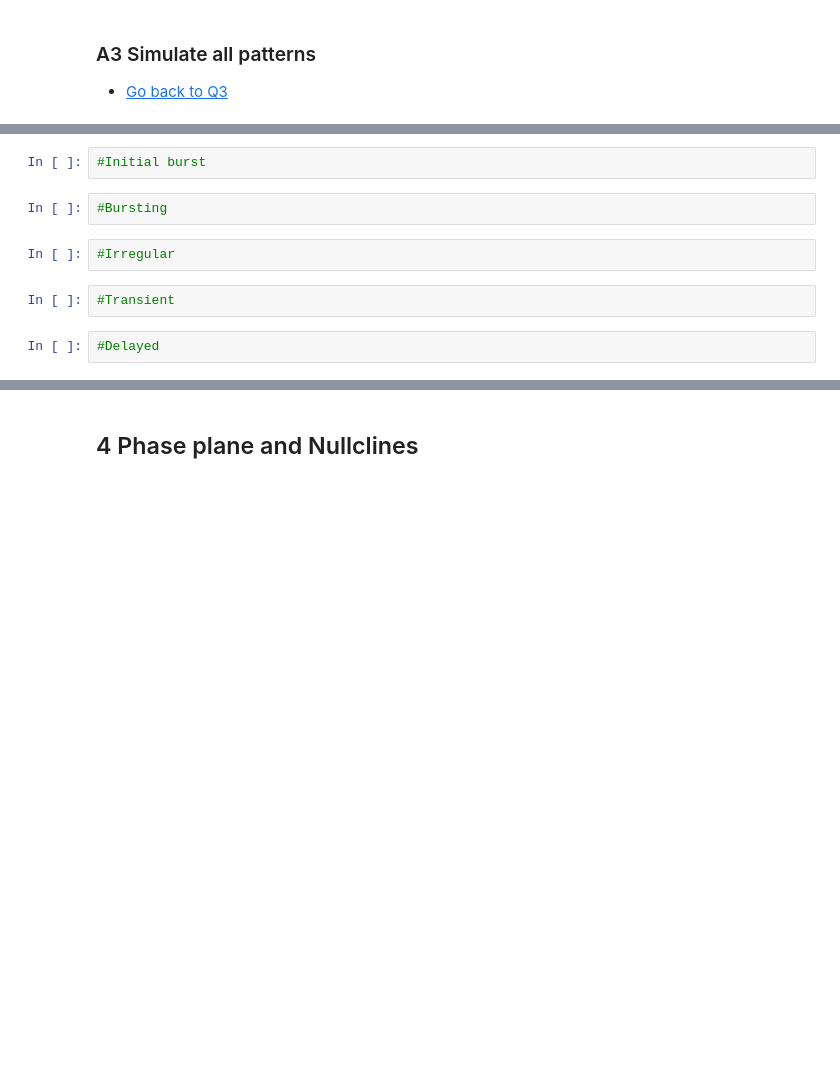
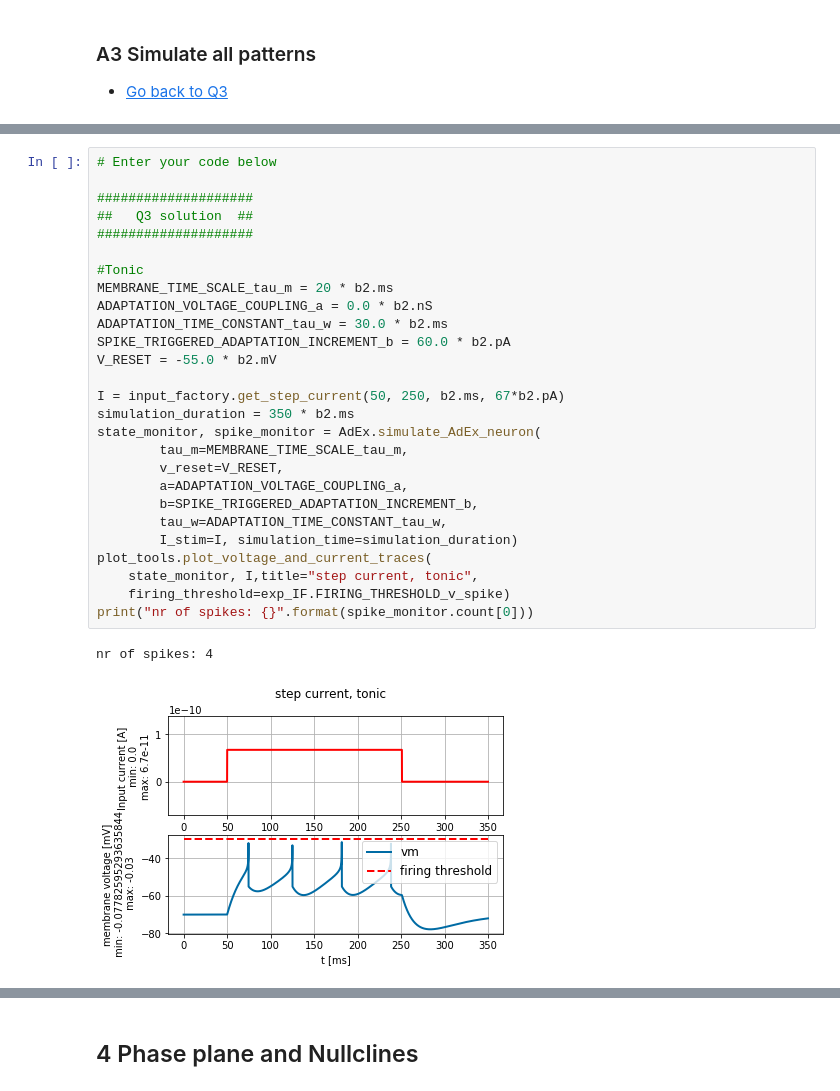
Before and after one commit to RobbeDeMuynck/CN_practicals, a Jupyter notebook: Module 1/Module1_Ex2_XX.ipynb, the cells around one changed output, grey strips where cells are left out. Saved outputs shown, nothing was run; the diff lists cells and outputs as text; blank space fills up the shorter version.

```diff
--- a/Module 1/Module1_Ex2_XX.ipynb
+++ b/Module 1/Module1_Ex2_XX.ipynb
@@ -439,10 +429,30 @@ Your answer here
-# %%
-#Initial burst
-# %%
-#Bursting
-# %%
-#Irregular
-# %%
-#Transient
-# %%
-#Delayed
+# %%
+# Enter your code below
+
+####################
+##   Q3 solution  ##
+####################
+
+#Tonic
+MEMBRANE_TIME_SCALE_tau_m = 20 * b2.ms
+ADAPTATION_VOLTAGE_COUPLING_a = 0.0 * b2.nS
+ADAPTATION_TIME_CONSTANT_tau_w = 30.0 * b2.ms
+SPIKE_TRIGGERED_ADAPTATION_INCREMENT_b = 60.0 * b2.pA
+V_RESET = -55.0 * b2.mV
+
+I = input_factory.get_step_current(50, 250, b2.ms, 67*b2.pA)
+simulation_duration = 350 * b2.ms
+state_monitor, spike_monitor = AdEx.simulate_AdEx_neuron(
+        tau_m=MEMBRANE_TIME_SCALE_tau_m,
+        v_reset=V_RESET,
+        a=ADAPTATION_VOLTAGE_COUPLING_a,
+        b=SPIKE_TRIGGERED_ADAPTATION_INCREMENT_b,
+        tau_w=ADAPTATION_TIME_CONSTANT_tau_w,
+        I_stim=I, simulation_time=simulation_duration)
+plot_tools.plot_voltage_and_current_traces(
+    state_monitor, I,title="step current, tonic",
+    firing_threshold=exp_IF.FIRING_THRESHOLD_v_spike)
+print("nr of spikes: {}".format(spike_monitor.count[0]))
+# %% [output]
+nr of spikes: 4
+[figure, added]
```
Also changed, not shown: parts of 10 cells of this notebook.
